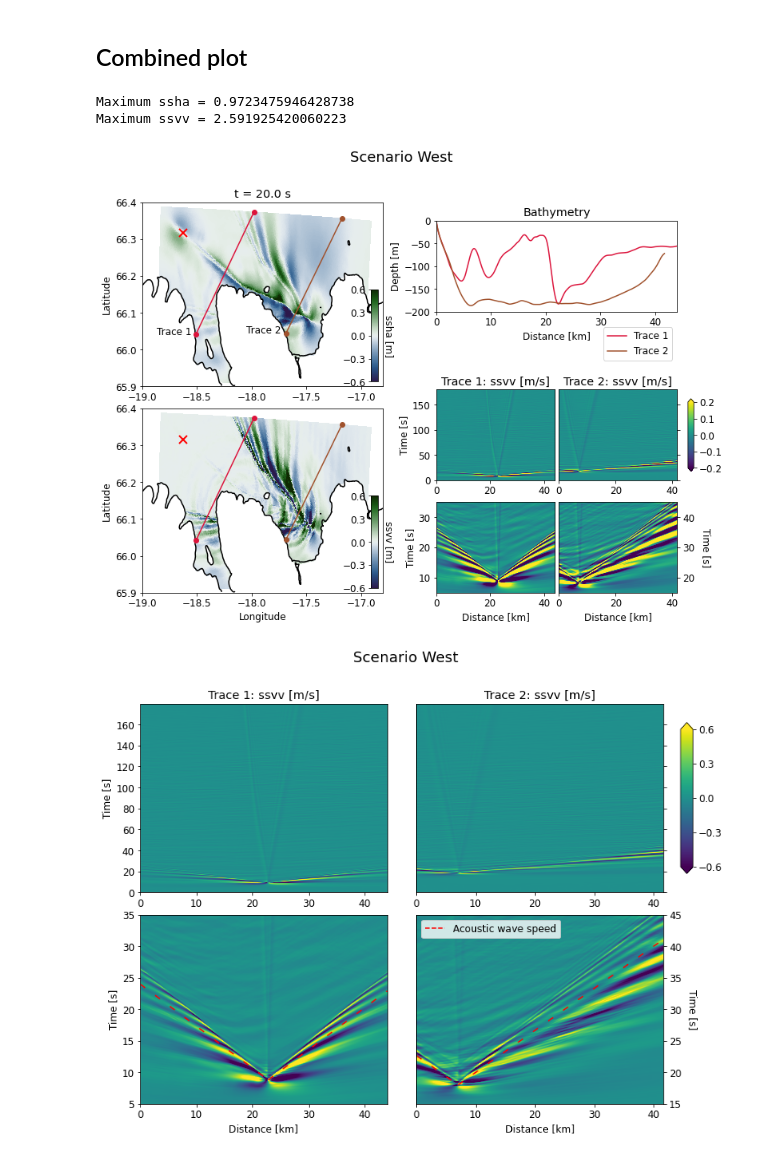
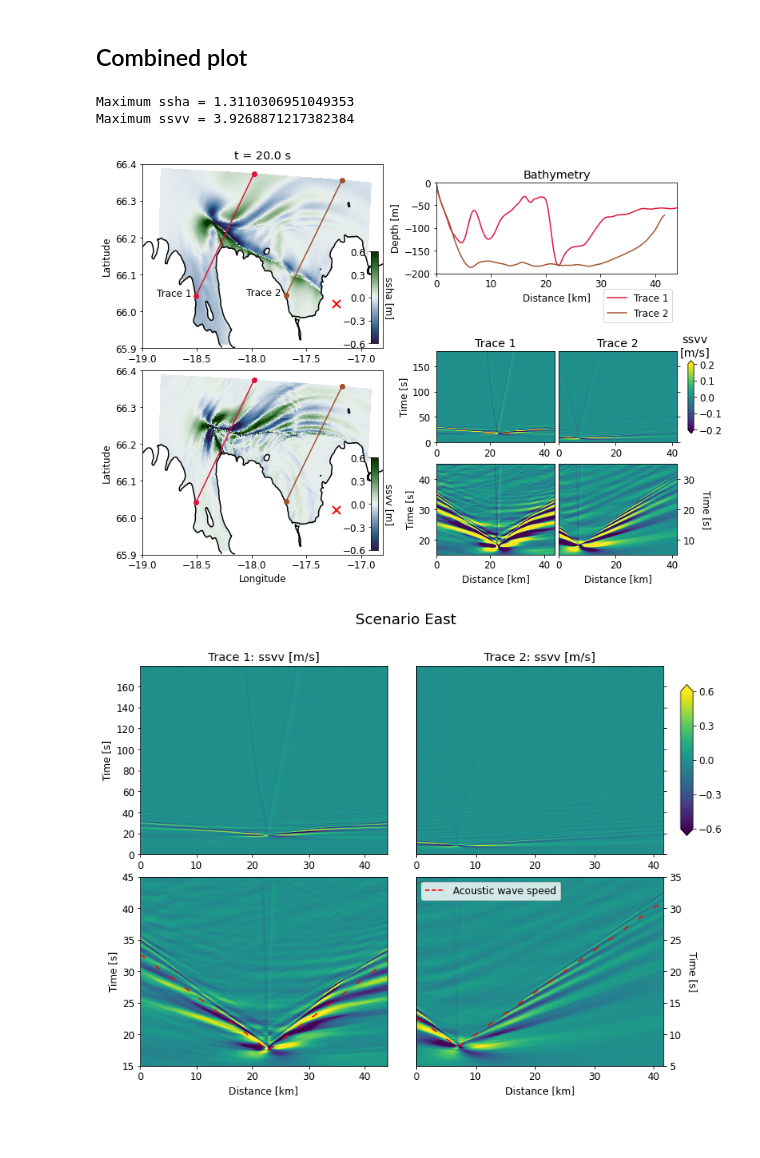
Before and after one commit to fabian-kutschera/Scripts4Processing, a Jupyter notebook: post_plotting/cross-section_from_receivers-combined-figure.ipynb, the cells around one changed output. Drawn from its saved outputs; the diff is of its cells as text; code cells hidden in the pictures; blank space fills up the shorter version.

```diff
--- a/post_plotting/cross-section_from_receivers-combined-figure.ipynb
+++ b/post_plotting/cross-section_from_receivers-combined-figure.ipynb
@@ -31,7 +31,7 @@ plt.rcParams["font.family"] = "sans"
 matplotlib.rc("xtick", labelsize=ps)
 matplotlib.rc("ytick", labelsize=ps)
 # %%
-label = "West"
+label = "East"
 
 if (label == "West"):
     directory = "/import/freenas-m-04-students/fkutschera/simulations/HFFZ_fullycp_o5_180s_west/"
@@ -319,7 +320,7 @@ bathy_trace2 = pd.read_csv("/import/freenas-m-05-seissol/kutschera/HIWI/Scripts/
 # %%
 cmap = matplotlib.cm.get_cmap("viridis").copy()
 fig = plt.figure(figsize=(12,9))
-fig.suptitle('Scenario {}'.format(label), fontsize=18)
+#fig.suptitle('Scenario {}'.format(label), fontsize=18)
 gs = gridspec.GridSpec(21,22)
 vmin=-0.2
 vmax=0.2
@@ -359,53 +360,55 @@ ax5 = fig.add_subplot(gs[10:15,12:17])
 ax5.imshow(SSVV_trace1, extent=[distance_trace1[0], distance_trace1[-1], time_array[0], time_array[-1]],
            origin='lower', aspect='auto', vmin=vmin, vmax=vmax, cmap=cmap)
 ax5.set_ylabel("Time [s]")
-ax5.set_title("Trace 1: ssvv [m/s]")
+ax5.set_title("Trace 1")
 
 # STACK 2
 ax6 = fig.add_subplot(gs[10:15,17:22])
 im = ax6.imshow(SSVV_trace2, extent=[distance_trace2[0], distance_trace2[-1], time_array[0], time_array[-1]],
            origin='lower', aspect='auto', vmin=vmin, vmax=vmax, cmap=cmap)
-ax6.set_title("Trace 2: ssvv [m/s]")
+ax6.set_title("Trace 2")
 ax6.yaxis.tick_right()
 ax6.axes.yaxis.set_ticklabels([])
 cbaxes = inset_axes(parent_axes=ax6, width="5%", height="80%", loc='center left',
                     bbox_to_anchor=(1.05, 0.0, 1, 1), bbox_transform=ax6.transAxes)
 cbar = plt.colorbar(im, cax=cbaxes, ticks=[vmin,vmin/2,0.0,vmax/2,vmax], extend="both")
+cbar.ax.set_title("ssvv\n[m/s]", x=1.2)
+
 
 # STACK 1 zoom
 ax7 = fig.add_subplot(gs[16:21,12:17])
 ax7.imshow(SSVV_trace1, extent=[distance_trace1[0], distance_trace1[-1], time_array[0], time_array[-1]],
            origin='lower', aspect='auto', vmin=vmin, vmax=vmax, cmap=cmap)
 ax7.set_xlabel("Distance [km]")
 ax7.set_ylabel("Time [s]")
 if (label == "West"):
     ax7.set_ylim(5,35)
 elif (label == "Middle"):
     ax7.set_ylim(5,35)
 elif (label == "East"):
     ax7.set_ylim(15,45)
 
 # STACK 2 zoom
 ax8 = fig.add_subplot(gs[16:21,17:22])
 ax8.imshow(SSVV_trace2, extent=[distance_trace2[0], distance_trace2[-1], time_array[0], time_array[-1]],
            origin='lower', aspect='auto', vmin=vmin, vmax=vmax, cmap=cmap)
 ax8.set_xlabel("Distance [km]")
 ax8.set_ylabel("Time [s]", rotation=270, labelpad=20)
 ax8.yaxis.tick_right()
 ax8.yaxis.set_label_position("right")
 if (label == "West"):
     ax8.set_ylim(15,45)
 elif (label == "Middle"):
     ax8.set_ylim(5,35)
 elif (label == "East"):
     ax8.set_ylim(5,35)
 
-fig.savefig("Scenarios_{}.png".format(label), dpi=300)
+fig.savefig("Scenarios_{}_notitle.png".format(label), dpi=300)
 plt.show()
 # %% [output]
-Maximum ssha = 0.9723475946428738
-Maximum ssvv = 2.591925420060223
+Maximum ssha = 1.3110306951049353
+Maximum ssvv = 3.9268871217382384
-[figure, old version]
+[figure, new version]
 # %%
 # only SSVV
 cmap = matplotlib.cm.get_cmap("viridis").copy()
@@ -520,4 +523,4 @@ ax8.legend(lines, labels, loc="upper left")
 fig.savefig("Scenarios_{}_SSVV.png".format(label), dpi=300)
 plt.show()
 # %% [output]
-[figure, old version]
+[figure, new version]
```
Also changed, not shown: parts of 1 cell of this notebook, 3 other files.
